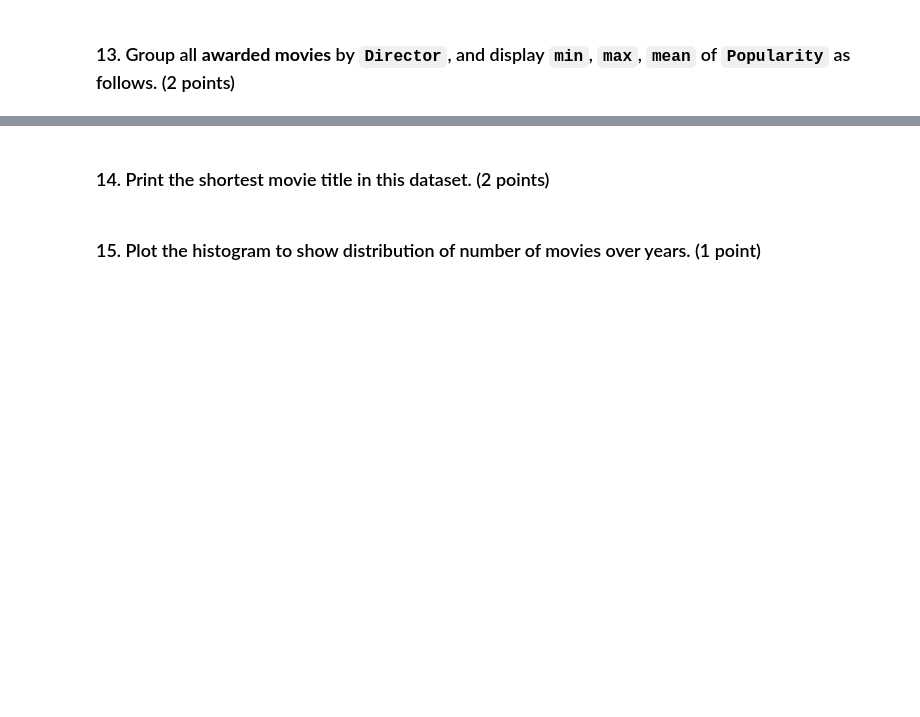
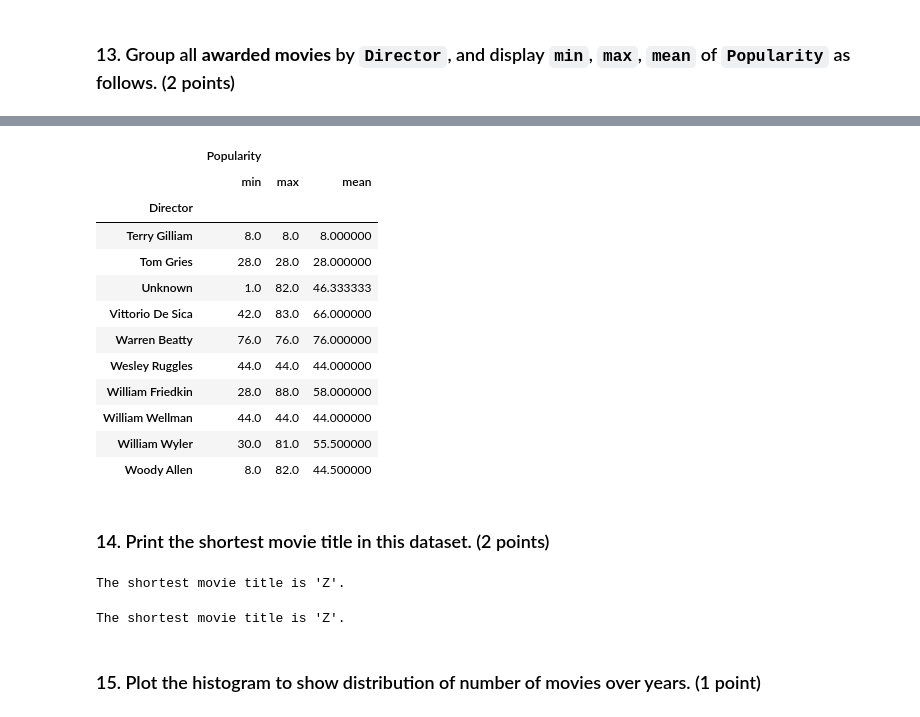
Before and after one commit to luumsk/NSU_Python, a Jupyter notebook: nbs/assignments/Final_Exam.ipynb, the cells around one changed output, grey strips where cells are left out. Drawn from its saved outputs; the diff is of its cells as text; code cells hidden in the pictures; blank space fills up the shorter version.

```diff
--- a/nbs/assignments/Final_Exam.ipynb
+++ b/nbs/assignments/Final_Exam.ipynb
@@ -85,4 +209,35 @@ df.head()
+# %%
+q13 = df[df["Awards"]].groupby("Director").agg({"Popularity": ["min", "max", "mean"]})
+q13[-10:]
+# %% [output]
+|  | Popularity |  |  |
+|  | min | max | mean |
+| Director |  |  |  |
+| Terry Gilliam | 8.0 | 8.0 | 8.000000 |
+| Tom Gries | 28.0 | 28.0 | 28.000000 |
+| Unknown | 1.0 | 82.0 | 46.333333 |
+| Vittorio De Sica | 42.0 | 83.0 | 66.000000 |
+| Warren Beatty | 76.0 | 76.0 | 76.000000 |
+| Wesley Ruggles | 44.0 | 44.0 | 44.000000 |
+| William Friedkin | 28.0 | 88.0 | 58.000000 |
+| William Wellman | 44.0 | 44.0 | 44.000000 |
+| William Wyler | 30.0 | 81.0 | 55.500000 |
+| Woody Allen | 8.0 | 82.0 | 44.500000 |
 # %% [markdown]
 ### 14. Print the shortest movie title in this dataset. (2 points)
+# %%
+# Solution 1:
+idx = df["Title"].str.len().to_frame().idxmin().values[0]
+shortest_title = df.at[idx, "Title"]
+print(f"The shortest movie title is '{shortest_title}'.")
+# %% [output]
+The shortest movie title is 'Z'.
+# %%
+# Solution 2:
+min_length_title = df["Title"].str.len().min()
+shortest_title = df[df["Title"].str.len() == min_length_title]["Title"].values[0]
+print(f"The shortest movie title is '{shortest_title}'.")
+# %% [output]
+The shortest movie title is 'Z'.
 # %% [markdown]
 ### 15. Plot the histogram to show distribution of number of movies over years. (1 point)
```
Also changed, not shown: parts of 20 cells of this notebook.
